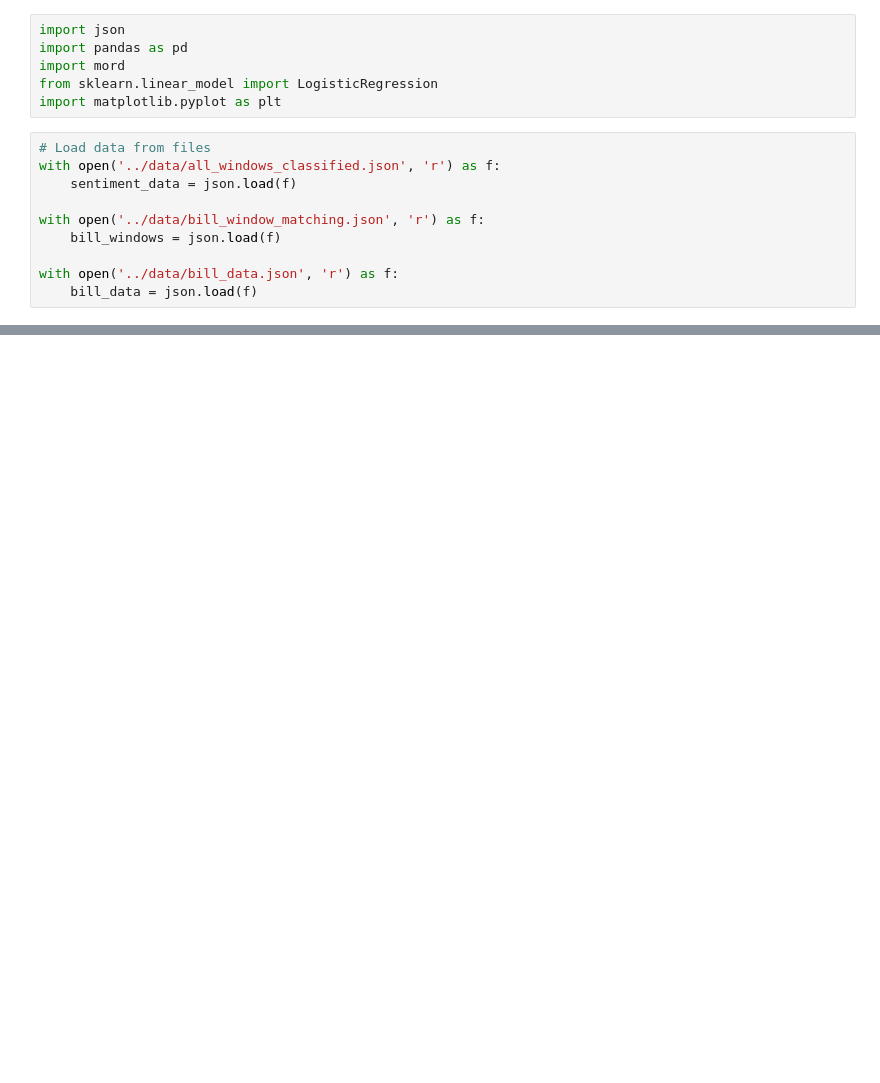
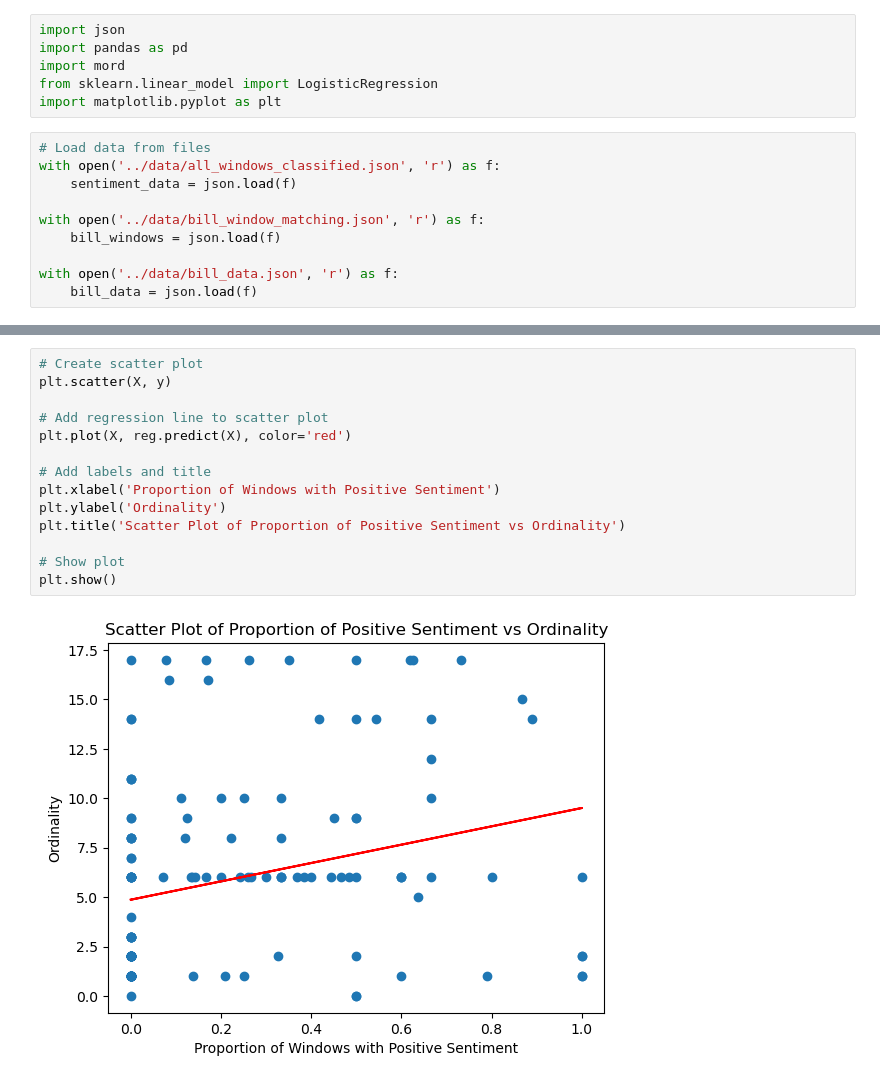
Before and after one commit to bessex/climate-policy, a Jupyter notebook: notebooks/bill_sentiment_regression.ipynb, the cells around one changed output, grey strips where cells are left out. Drawn from its saved outputs; the diff is of its cells as text; blank space fills up the shorter version.

```diff
--- a/notebooks/bill_sentiment_regression.ipynb
+++ b/notebooks/bill_sentiment_regression.ipynb
@@ -77,0 +189,16 @@ Mean Absolute Error: 3.5869565217391304
+# %%
+# Create scatter plot
+plt.scatter(X, y)
+
+# Add regression line to scatter plot
+plt.plot(X, reg.predict(X), color='red')
+
+# Add labels and title
+plt.xlabel('Proportion of Windows with Positive Sentiment')
+plt.ylabel('Ordinality')
+plt.title('Scatter Plot of Proportion of Positive Sentiment vs Ordinality')
+
+# Show plot
+plt.show()
+# %% [output]
+[figure, added]
```
Also changed, not shown: parts of 9 cells of this notebook.
